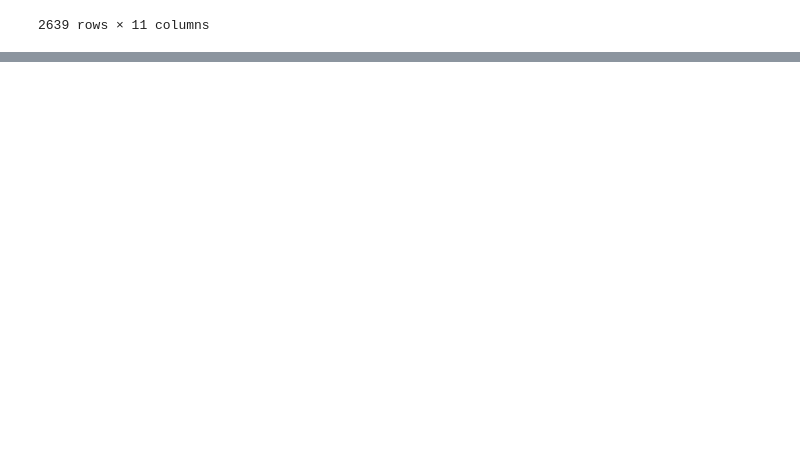
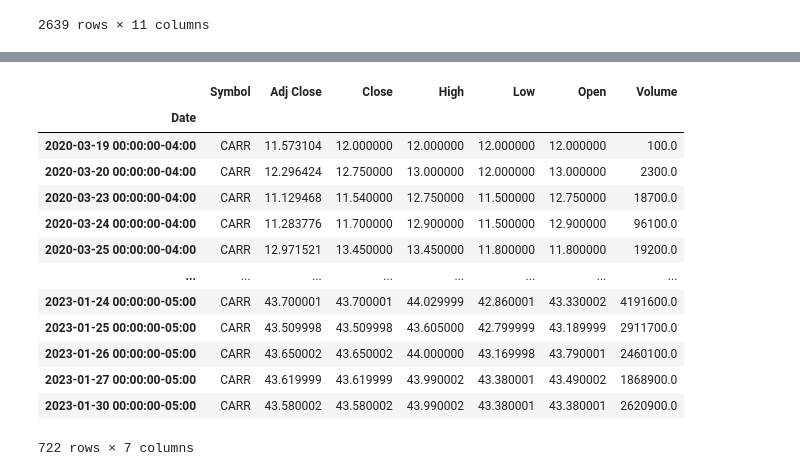
Before and after one commit to MapleFrogStudio/algo_vibes_SP500_RSI, a Jupyter notebook: new_strategy.ipynb, the cells around one changed output, grey strips where cells are left out. Drawn from its saved outputs; the diff is of its cells as text; code cells hidden in the pictures; blank space fills up the shorter version.

```diff
--- a/new_strategy.ipynb
+++ b/new_strategy.ipynb
@@ -247,0 +347,11 @@ Total profit : $1741.27
+# %%
+start_date = '2018-01-31'
+end_date = '2023-01-30'
+date_range = pd.date_range(start=start_date, end=end_date, tz='US/Eastern')
+# %%
+carr = data.loc[data.Symbol == 'CARR'].copy()
+print(f'Min date: {carr.index.min()}, number of dates: {len(carr)}')
+carr = carr.reindex(date_range, fill_value=pd.NaT)
+carr = carr.asfreq('D')
+print(f'Min date: {carr.index.min()}, number of dates: {len(carr)}')
+carr
@@ -247,0 +374,17 @@ Total profit : $1741.27
+# %%
+carr
+# %% [output]
+|  | Symbol | Adj Close | Close | High | Low | Open | Volume |
+| Date |  |  |  |  |  |  |  |
+| 2020-03-19 00:00:00-04:00 | CARR | 11.573104 | 12.000000 | 12.000000 | 12.000000 | 12.000000 | 100.0 |
+| 2020-03-20 00:00:00-04:00 | CARR | 12.296424 | 12.750000 | 13.000000 | 12.000000 | 13.000000 | 2300.0 |
+| 2020-03-23 00:00:00-04:00 | CARR | 11.129468 | 11.540000 | 12.750000 | 11.500000 | 12.750000 | 18700.0 |
+| 2020-03-24 00:00:00-04:00 | CARR | 11.283776 | 11.700000 | 12.900000 | 11.500000 | 12.900000 | 96100.0 |
+| 2020-03-25 00:00:00-04:00 | CARR | 12.971521 | 13.450000 | 13.450000 | 11.800000 | 11.800000 | 19200.0 |
+| ... | ... | ... | ... | ... | ... | ... | ... |
+| 2023-01-24 00:00:00-05:00 | CARR | 43.700001 | 43.700001 | 44.029999 | 42.860001 | 43.330002 | 4191600.0 |
+| 2023-01-25 00:00:00-05:00 | CARR | 43.509998 | 43.509998 | 43.605000 | 42.799999 | 43.189999 | 2911700.0 |
+| 2023-01-26 00:00:00-05:00 | CARR | 43.650002 | 43.650002 | 44.000000 | 43.169998 | 43.790001 | 2460100.0 |
+| 2023-01-27 00:00:00-05:00 | CARR | 43.619999 | 43.619999 | 43.990002 | 43.380001 | 43.490002 | 1868900.0 |
+| 2023-01-30 00:00:00-05:00 | CARR | 43.580002 | 43.580002 | 43.990002 | 43.380001 | 43.380001 | 2620900.0 |
+722 rows × 7 columns
```
Also changed, not shown: parts of 13 cells of this notebook, 37 other files.
